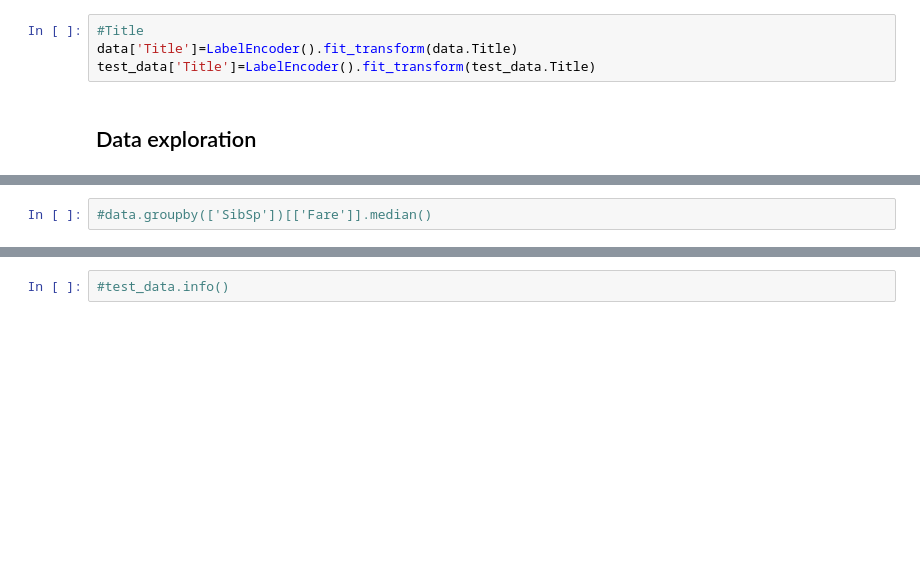
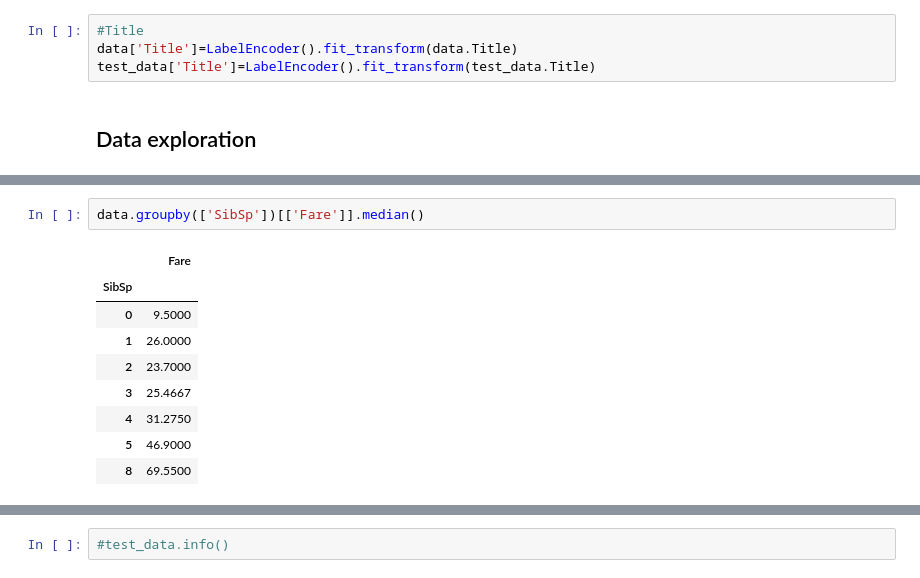
Before and after one commit to kartu72/Titanic, a Jupyter notebook: titanic_solution.ipynb, the cells around one changed output, grey strips where cells are left out. Saved outputs shown, nothing was run; the diff lists cells and outputs as text; blank space fills up the shorter version.

```diff
--- a/titanic_solution.ipynb
+++ b/titanic_solution.ipynb
@@ -159,3 +194,13 @@ test_data['Title']=LabelEncoder().fit_transform(test_data.Title)
 # %%
-#data.groupby(['SibSp'])[['Fare']].median()
+data.groupby(['SibSp'])[['Fare']].median()
+# %% [output]
+|  | Fare |
+| SibSp |  |
+| 0 | 9.5000 |
+| 1 | 26.0000 |
+| 2 | 23.7000 |
+| 3 | 25.4667 |
+| 4 | 31.2750 |
+| 5 | 46.9000 |
+| 8 | 69.5500 |
 # %%
```
Also changed, not shown: parts of 24 cells of this notebook.
